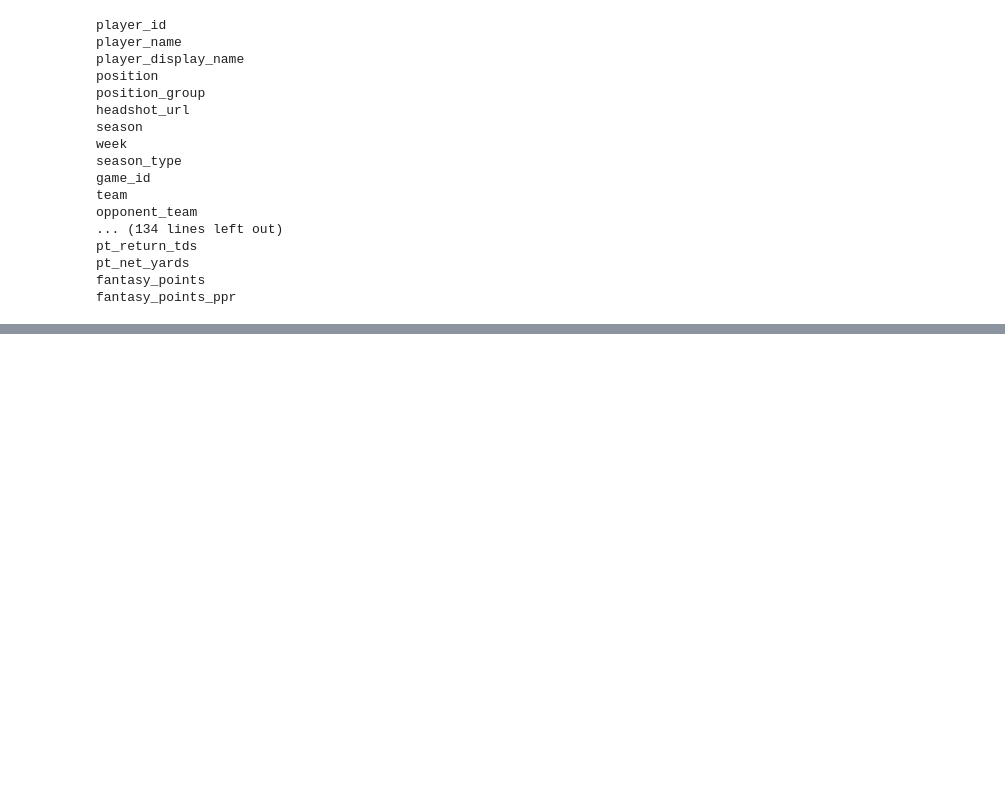
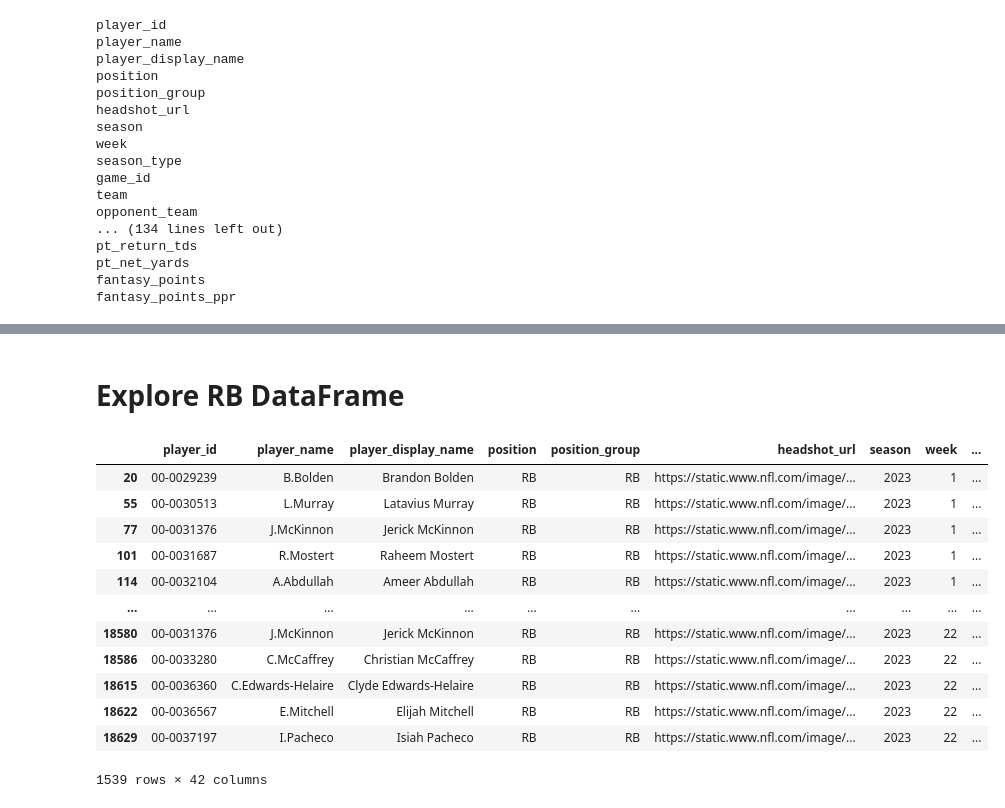
Before and after one commit to rya000667/public-fantast-football-analytics, a Jupyter notebook: expore-api-sports-notebook.ipynb, the cells around one changed output, grey strips where cells are left out. Saved outputs shown, nothing was run; the diff lists cells and outputs as text; code cells hidden in the pictures; blank space fills up the shorter version.

```diff
--- a/expore-api-sports-notebook.ipynb
+++ b/expore-api-sports-notebook.ipynb
@@ -378,0 +707,18 @@ DEFENSE <br>
+# %% [markdown]
+# Explore RB DataFrame
+# %%
+rb_df
+# %% [output]
+|  | player_id | player_name | player_display_name | position | position_group | headshot_url | season | week | ... |
+| 20 | 00-0029239 | B.Bolden | Brandon Bolden | RB | RB | https://static.www.nfl.com/image/... | 2023 | 1 | ... |
+| 55 | 00-0030513 | L.Murray | Latavius Murray | RB | RB | https://static.www.nfl.com/image/... | 2023 | 1 | ... |
+| 77 | 00-0031376 | J.McKinnon | Jerick McKinnon | RB | RB | https://static.www.nfl.com/image/... | 2023 | 1 | ... |
+| 101 | 00-0031687 | R.Mostert | Raheem Mostert | RB | RB | https://static.www.nfl.com/image/... | 2023 | 1 | ... |
+| 114 | 00-0032104 | A.Abdullah | Ameer Abdullah | RB | RB | https://static.www.nfl.com/image/... | 2023 | 1 | ... |
+| ... | ... | ... | ... | ... | ... | ... | ... | ... | ... |
+| 18580 | 00-0031376 | J.McKinnon | Jerick McKinnon | RB | RB | https://static.www.nfl.com/image/... | 2023 | 22 | ... |
+| 18586 | 00-0033280 | C.McCaffrey | Christian McCaffrey | RB | RB | https://static.www.nfl.com/image/... | 2023 | 22 | ... |
+| 18615 | 00-0036360 | C.Edwards-Helaire | Clyde Edwards-Helaire | RB | RB | https://static.www.nfl.com/image/... | 2023 | 22 | ... |
+| 18622 | 00-0036567 | E.Mitchell | Elijah Mitchell | RB | RB | https://static.www.nfl.com/image/... | 2023 | 22 | ... |
+| 18629 | 00-0037197 | I.Pacheco | Isiah Pacheco | RB | RB | https://static.www.nfl.com/image/... | 2023 | 22 | ... |
+1539 rows × 42 columns
```
Also changed, not shown: parts of 12 cells of this notebook.
